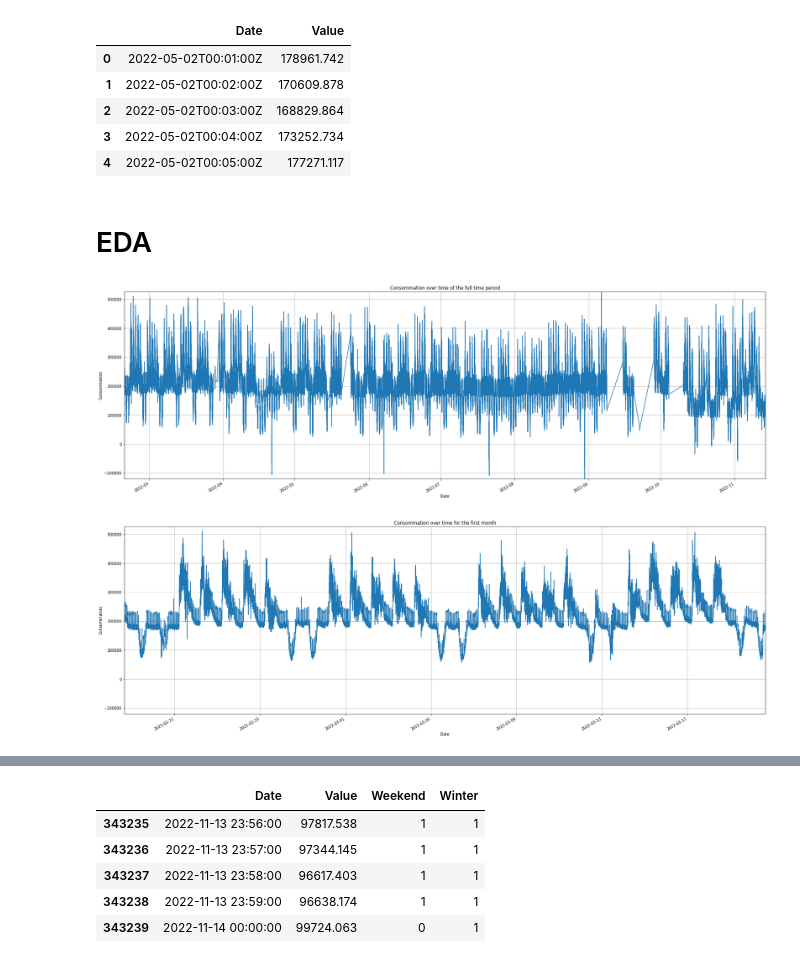
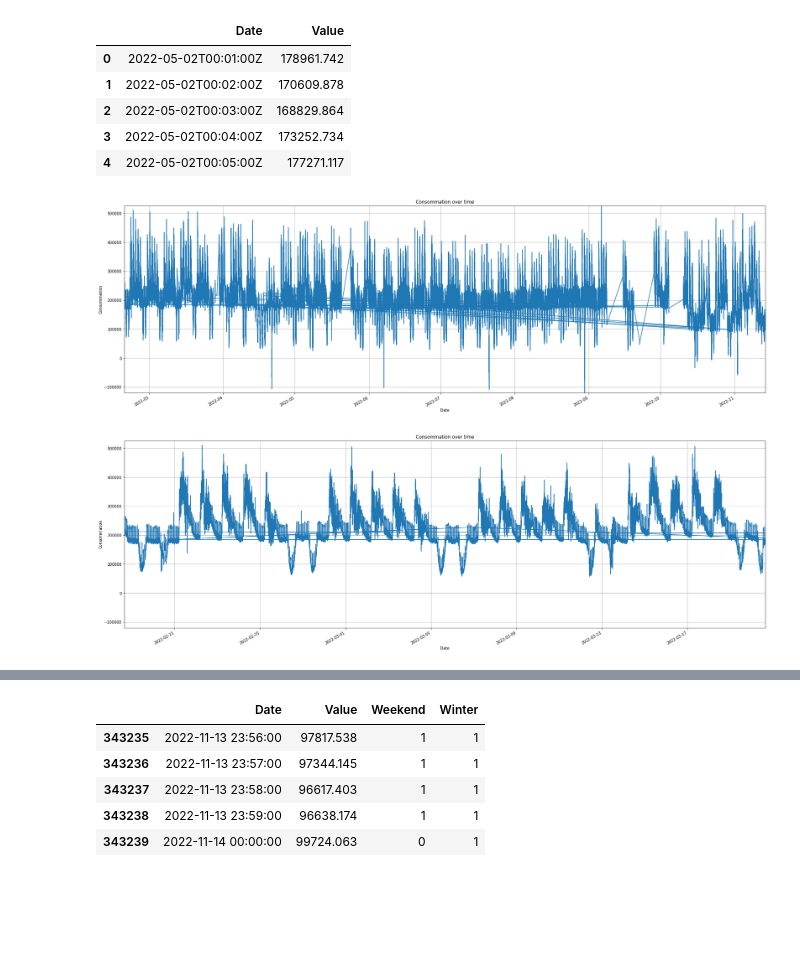
Before and after one commit to cojre/ml-project-2-stockdataholm, a Jupyter notebook: main.ipynb, the cells around one changed output, grey strips where cells are left out. Saved outputs shown, nothing was run; the diff lists cells and outputs as text; code cells hidden in the pictures; blank space fills up the shorter version.

```diff
--- a/main.ipynb
+++ b/main.ipynb
@@ -6,6 +4,5 @@ from pathlib import Path
 
 import matplotlib
 import matplotlib.pyplot as plt
-matplotlib.rcParams["figure.facecolor"] = "white"
 import numpy as np
 import sys
@@ -22,34 +17,31 @@ df.head()
 | 2 | 2022-05-02T00:03:00Z | 168829.864 |
 | 3 | 2022-05-02T00:04:00Z | 173252.734 |
 | 4 | 2022-05-02T00:05:00Z | 177271.117 |
-# %% [markdown]
-# EDA
 # %%
 #convert the date column to datetime format
 df['Date'] = pd.to_datetime(df['Date'], format="%Y-%m-%dT%H:%M:%SZ")
-df.sort_values(by='Date', inplace=True)
 # %%
 def plot_consommation_over_time_detailed_graph():
     fig, ax = plt.subplots(figsize=(30, 10))
     ax.plot(df['Date'], df['Value'])
-    ax.set_title('Consommation over time of the full time period')
+    ax.set_title('Consommation over time')
     ax.set_xlabel('Date')
     ax.set_ylabel('Consommation')
     ax.set_xlim(df['Date'].min(), df['Date'].max())
     ax.set_ylim(df['Value'].min(), df['Value'].max())
     ax.grid(True)
     fig.autofmt_xdate()
     plt.show()
 
 plot_consommation_over_time_detailed_graph()
 # %% [output]
-[figure, old version]
+[figure, new version]
 # %%
 #function to plot the first 30 days
 def plot_consommation_over_time_zoomed_graph():
     fig, ax = plt.subplots(figsize=(30, 10))
     ax.plot(df['Date'], df['Value'])
-    ax.set_title('Consommation over time for the first month')
+    ax.set_title('Consommation over time')
     ax.set_xlabel('Date')
     ax.set_ylabel('Consommation')
     ax.set_xlim(df['Date'].min(), df['Date'].min() + pd.Timedelta(days=30))
@@ -60,7 +52,7 @@ def plot_consommation_over_time_zoomed_graph():
 
 plot_consommation_over_time_zoomed_graph()
 # %% [output]
-[figure, old version]
+[figure, new version]
 # %%
 # function to plot the first week
 def plot_consommation_over_time_first_week():
```
Also changed, not shown: parts of 10 cells of this notebook.
